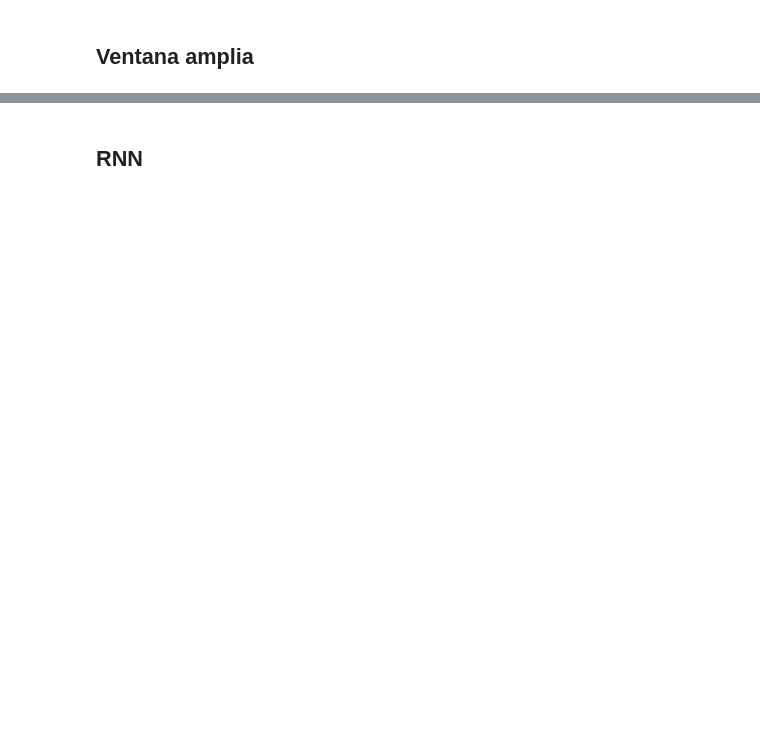
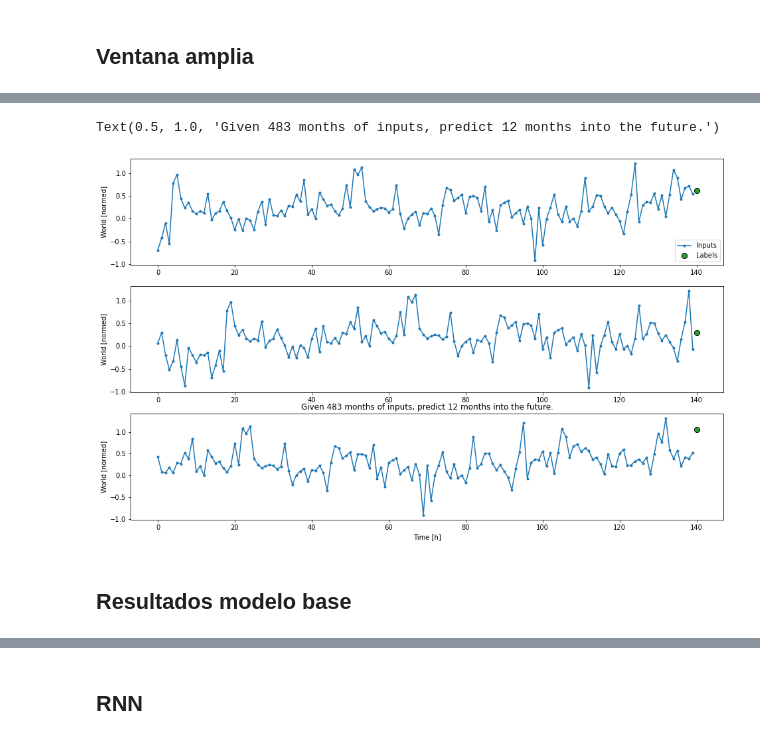
Before and after one commit to HernandezM22/10k-Challenge, a Jupyter notebook: model.ipynb, the cells around one changed output, grey strips where cells are left out. Cells and saved outputs as stored; diff of their text form; code cells hidden in the pictures; blank space fills up the shorter version.

Commit message:
convolutional model working and export file

```diff
--- a/model.ipynb
+++ b/model.ipynb
@@ -63,3 +122,7 @@ data=pd.DataFrame(grouped_data['Continents']['Month']['Africa'])
+# %%
+most_correlated_temps=list(pd.DataFrame(data.corr().iloc[-1]).sort_values(by=['World'],ascending=False).index)
+n_features=100
+data=data[most_correlated_temps[:n_features+1]]
 # %% [markdown]
 ## Division de muestras
 # %%
@@ -161,36 +217,32 @@ WindowGenerator.split_window = split_window
 # %% [markdown]
 ## Visualizacion de la ventana
 # %%
-def plot(self, model=None, plot_col='Africa', max_subplots=3):
+def plot(self, model=None, plot_col=to_analyze, max_subplots=3):
     inputs, labels = self.example
-    plt.figure(figsize=(12, 8))
+    plt.figure(figsize=(16, 10))
     plot_col_index = self.column_indices[plot_col]
     max_n = min(max_subplots, len(inputs))
     for n in range(max_n):
         plt.subplot(max_n, 1, n+1)
         plt.ylabel(f'{plot_col} [normed]')
         plt.plot(self.input_indices, inputs[n, :, plot_col_index],
-                label='Inputs', marker='.', zorder=-10)
-
+                    label='Inputs', marker='.', zorder=-10)
         if self.label_columns:
             label_col_index = self.label_columns_indices.get(plot_col, None)
         else:
             label_col_index = plot_col_index
-
         if label_col_index is None:
             continue
 
-    plt.scatter(self.label_indices, labels[n, :, label_col_index],
-                edgecolors='k', label='Labels', c='#2ca02c', s=64)
-    if model is not None:
-        predictions = model(inputs)
-        plt.scatter(self.label_indices, predictions[n, :, label_col_index],
+        plt.scatter(self.label_indices, labels[n, :, label_col_index],
+                    edgecolors='k', label='Labels', c='#2ca02c', s=64)
+        if model is not None:
+            predictions = model(inputs)
+            plt.scatter(self.label_indices, predictions[n, :, label_col_index],
                     marker='X', edgecolors='k', label='Predictions',
                     c='#ff7f0e', s=64)
-
-    if n == 0:
-        plt.legend()
-
+        if n == 0:
+            plt.legend()
     plt.xlabel('Time [h]')
 
 WindowGenerator.plot = plot
@@ -350,0 +472,11 @@ wide_window.plot(baseline)
+# %%
+conv_forecast = 1
+
+CONV_WIDTH = 140
+conv_window = WindowGenerator(
+    input_width=CONV_WIDTH,
+    label_width=conv_forecast,
+    shift=1,
+    label_columns=[to_analyze])
+
+conv_window
@@ -350,0 +495,8 @@ wide_window.plot(baseline)
+# %%
+conv_window.plot()
+plt.title("Given 483 months of inputs, predict 12 months into the future.")
+# %% [output]
+Text(0.5, 1.0, 'Given 483 months of inputs, predict 12 months into the future.')
+[figure, added]
+# %% [markdown]
+## Resultados modelo base
```
Also changed, not shown: parts of 57 cells of this notebook, 1 other file.
